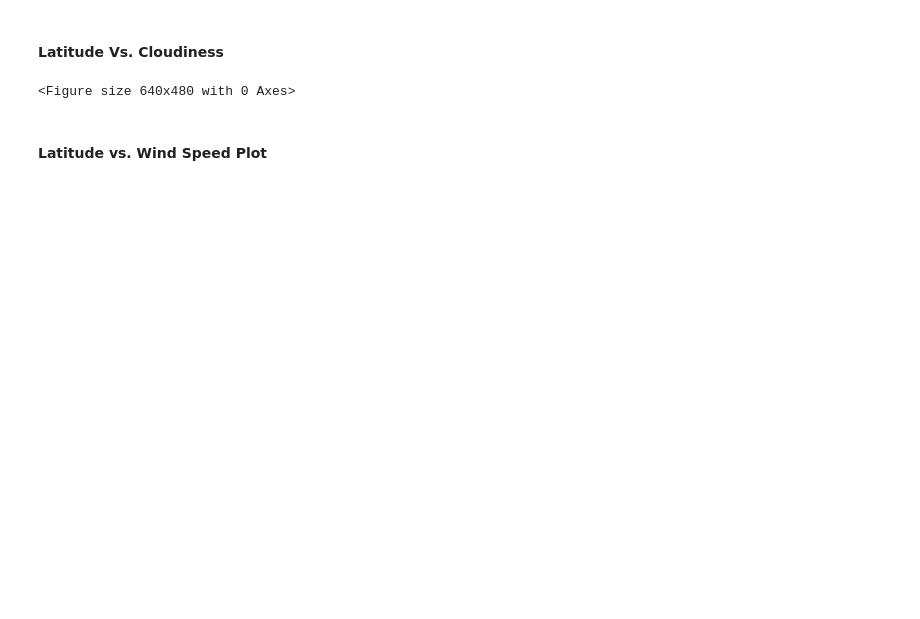
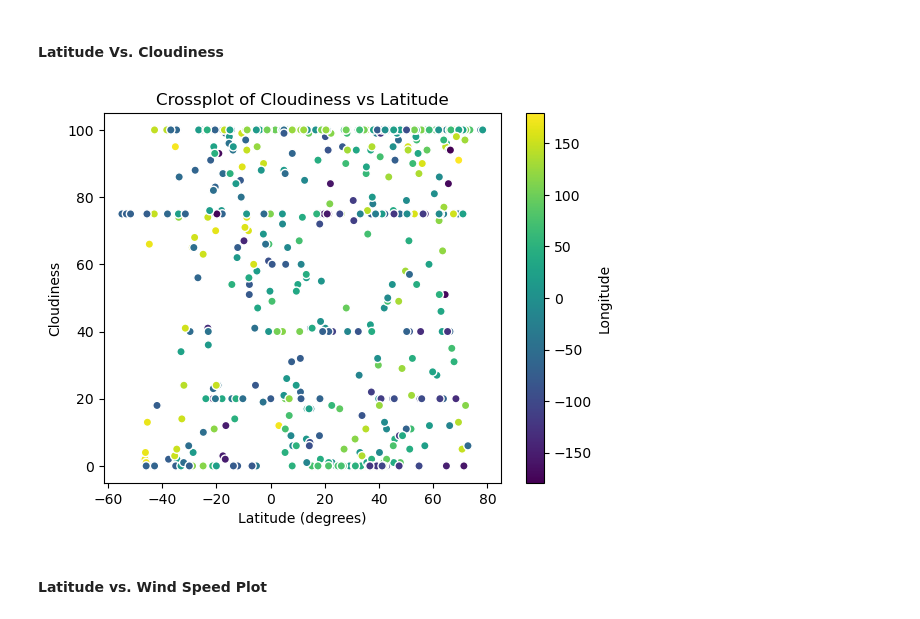
Before and after one commit to juansierra1182/python-api-challenge, a Jupyter notebook: starter_code/main-WeatherPy.ipynb, the cells around one changed output. Cells and saved outputs as stored; diff of their text form; code cells hidden in the pictures; blank space fills up the shorter version.

```diff
--- a/starter_code/main-WeatherPy.ipynb
+++ b/starter_code/main-WeatherPy.ipynb
@@ -229,18 +241,22 @@ plt.show()
 #### Latitude Vs. Cloudiness
 # %%
 # Build the scatter plots for latitude vs. cloudiness
-# YOUR CODE HERE
+cloudiness = city_data_df["Cloudiness"]
 
 # Incorporate the other graph properties
-# YOUR CODE HERE
-
+plt.scatter(latitude,cloudiness, edgecolors="white",c=longitude)
+clb = plt.colorbar()
+clb.set_label("Longitude")
+plt.xlabel("Latitude (degrees)")
+plt.ylabel("Cloudiness")
+plt.title("Crossplot of Cloudiness vs Latitude")
 # Save the figure
 plt.savefig("../output_data/Fig3.png")
 
 # Show plot
 plt.show()
 # %% [output]
-<Figure size 640x480 with 0 Axes>
+[figure, added]
 # %% [markdown]
 #### Latitude vs. Wind Speed Plot
 # %%
```
Also changed, not shown: parts of 29 cells of this notebook, 5 other files.
